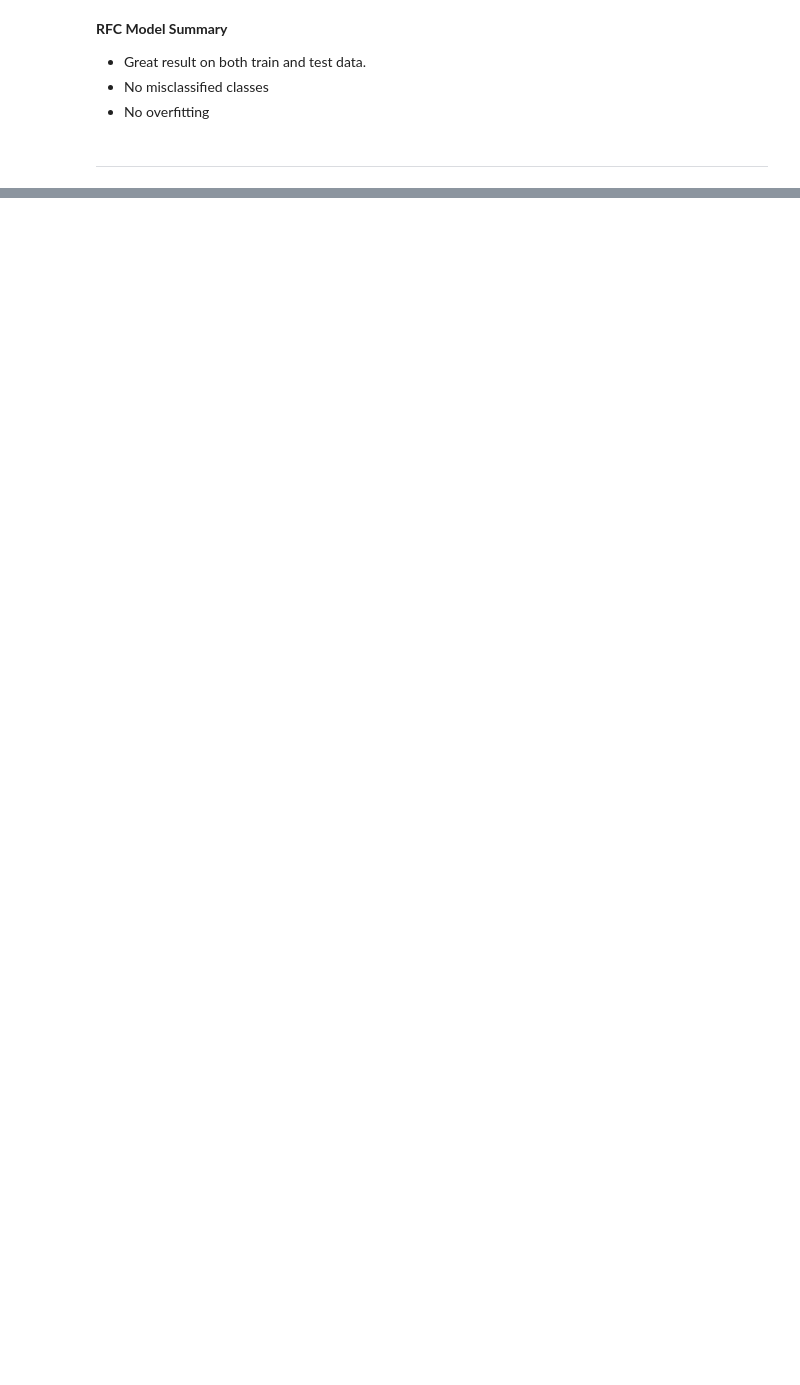
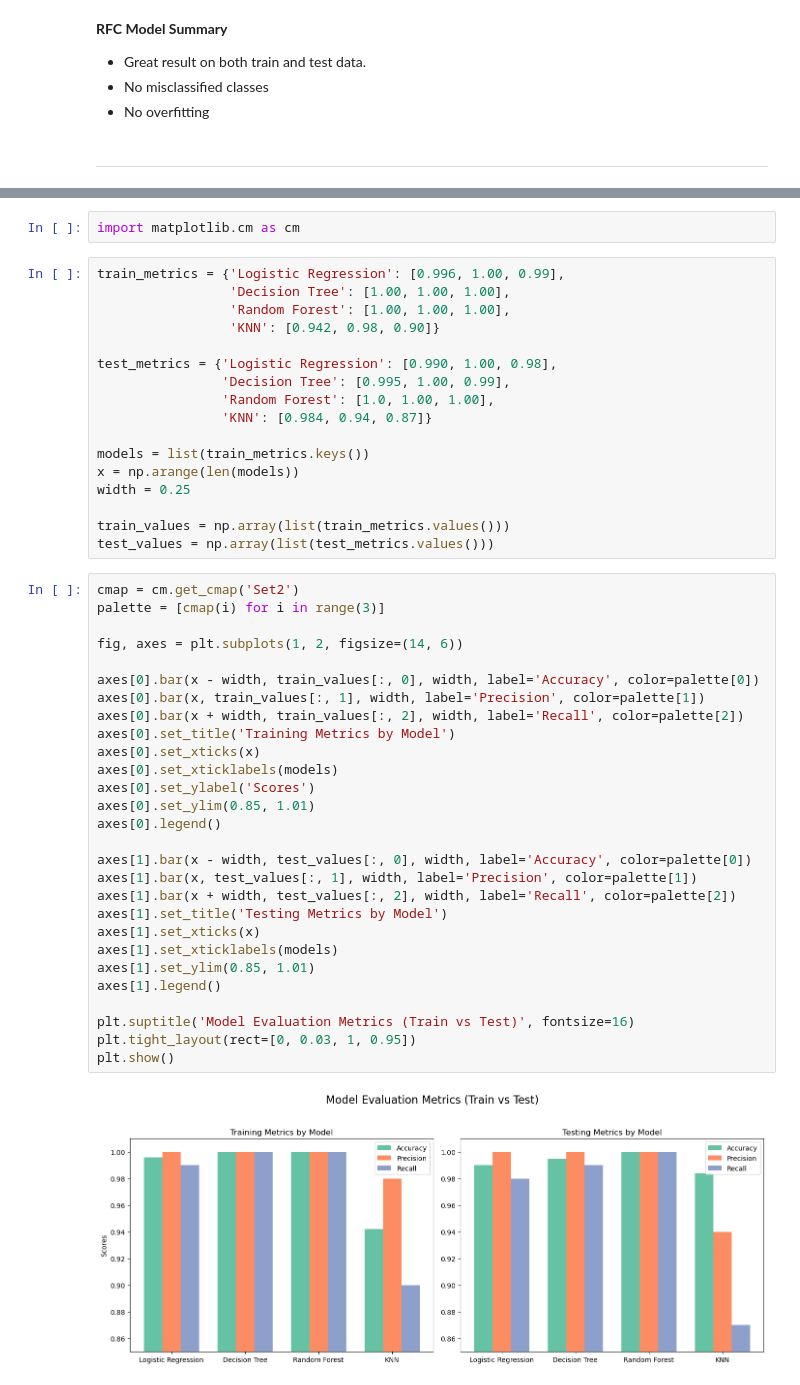
Before and after one commit to danisharain12/Machine-Learning-Projects, a Jupyter notebook: Predicting Chocolate Sales Revenue/Predicting Chocolate Sales Revenue.ipynb, the cells around one changed output, grey strips where cells are left out. Drawn from its saved outputs; the diff is of its cells as text; blank space fills up the shorter version.

Commit message:
Model tuning

```diff
--- a/Predicting Chocolate Sales Revenue/Predicting Chocolate Sales Revenue.ipynb
+++ b/Predicting Chocolate Sales Revenue/Predicting Chocolate Sales Revenue.ipynb
@@ -862,0 +808,49 @@ plt.show()
+# %%
+import matplotlib.cm as cm
+# %%
+train_metrics = {'Logistic Regression': [0.996, 1.00, 0.99],
+                 'Decision Tree': [1.00, 1.00, 1.00],
+                 'Random Forest': [1.00, 1.00, 1.00],
+                 'KNN': [0.942, 0.98, 0.90]}
+
+test_metrics = {'Logistic Regression': [0.990, 1.00, 0.98],
+                'Decision Tree': [0.995, 1.00, 0.99],
+                'Random Forest': [1.0, 1.00, 1.00],
+                'KNN': [0.984, 0.94, 0.87]}
+
+models = list(train_metrics.keys())
+x = np.arange(len(models))
+width = 0.25
+
+train_values = np.array(list(train_metrics.values()))
+test_values = np.array(list(test_metrics.values()))
+# %%
+cmap = cm.get_cmap('Set2')
+palette = [cmap(i) for i in range(3)]
+
+fig, axes = plt.subplots(1, 2, figsize=(14, 6))
+
+axes[0].bar(x - width, train_values[:, 0], width, label='Accuracy', color=palette[0])
+axes[0].bar(x, train_values[:, 1], width, label='Precision', color=palette[1])
+axes[0].bar(x + width, train_values[:, 2], width, label='Recall', color=palette[2])
+axes[0].set_title('Training Metrics by Model')
+axes[0].set_xticks(x)
+axes[0].set_xticklabels(models)
+axes[0].set_ylabel('Scores')
+axes[0].set_ylim(0.85, 1.01)
+axes[0].legend()
+
+axes[1].bar(x - width, test_values[:, 0], width, label='Accuracy', color=palette[0])
+axes[1].bar(x, test_values[:, 1], width, label='Precision', color=palette[1])
+axes[1].bar(x + width, test_values[:, 2], width, label='Recall', color=palette[2])
+axes[1].set_title('Testing Metrics by Model')
+axes[1].set_xticks(x)
+axes[1].set_xticklabels(models)
+axes[1].set_ylim(0.85, 1.01)
+axes[1].legend()
+
+plt.suptitle('Model Evaluation Metrics (Train vs Test)', fontsize=16)
+plt.tight_layout(rect=[0, 0.03, 1, 0.95])
+plt.show()
+# %% [output]
+[figure, added]
```
Also changed, not shown: parts of 7 cells of this notebook.
